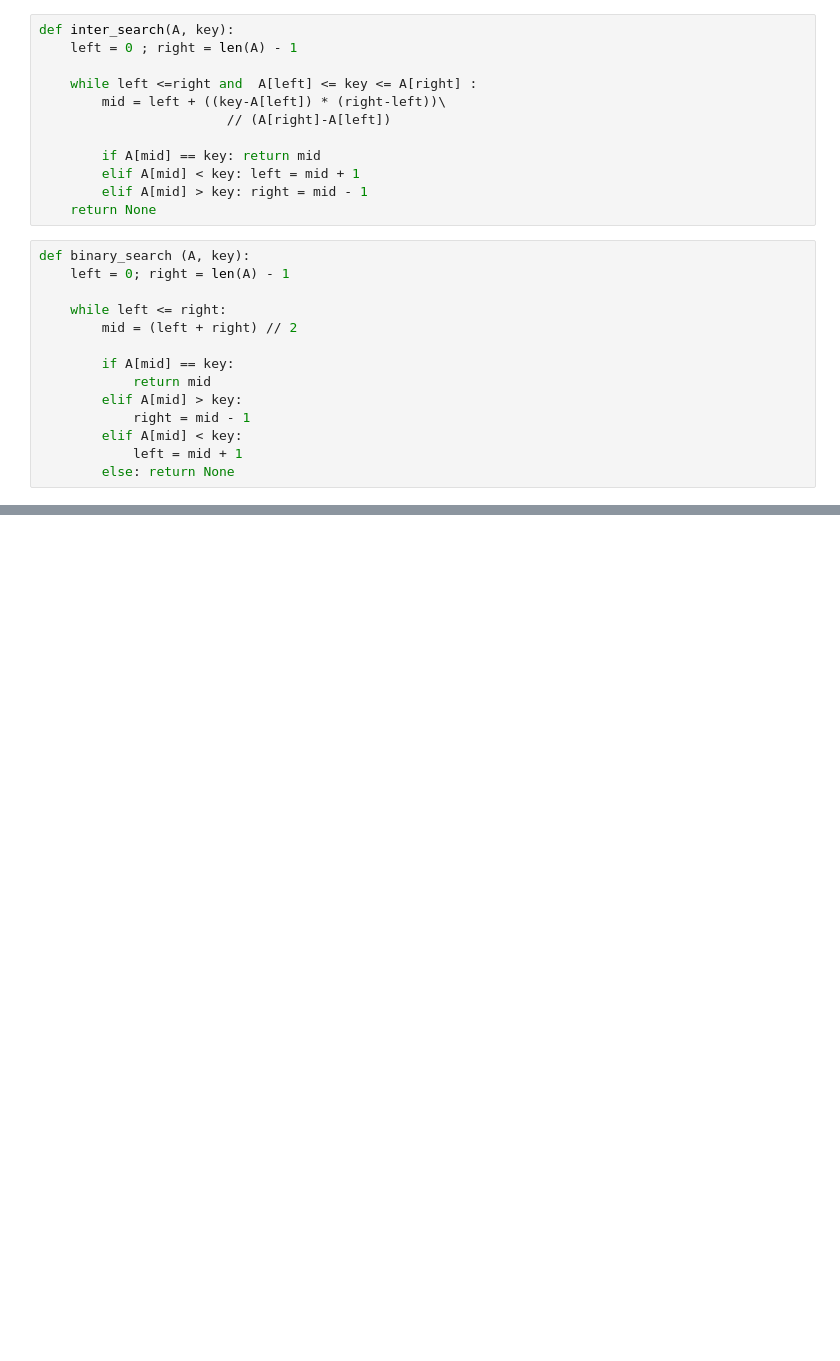
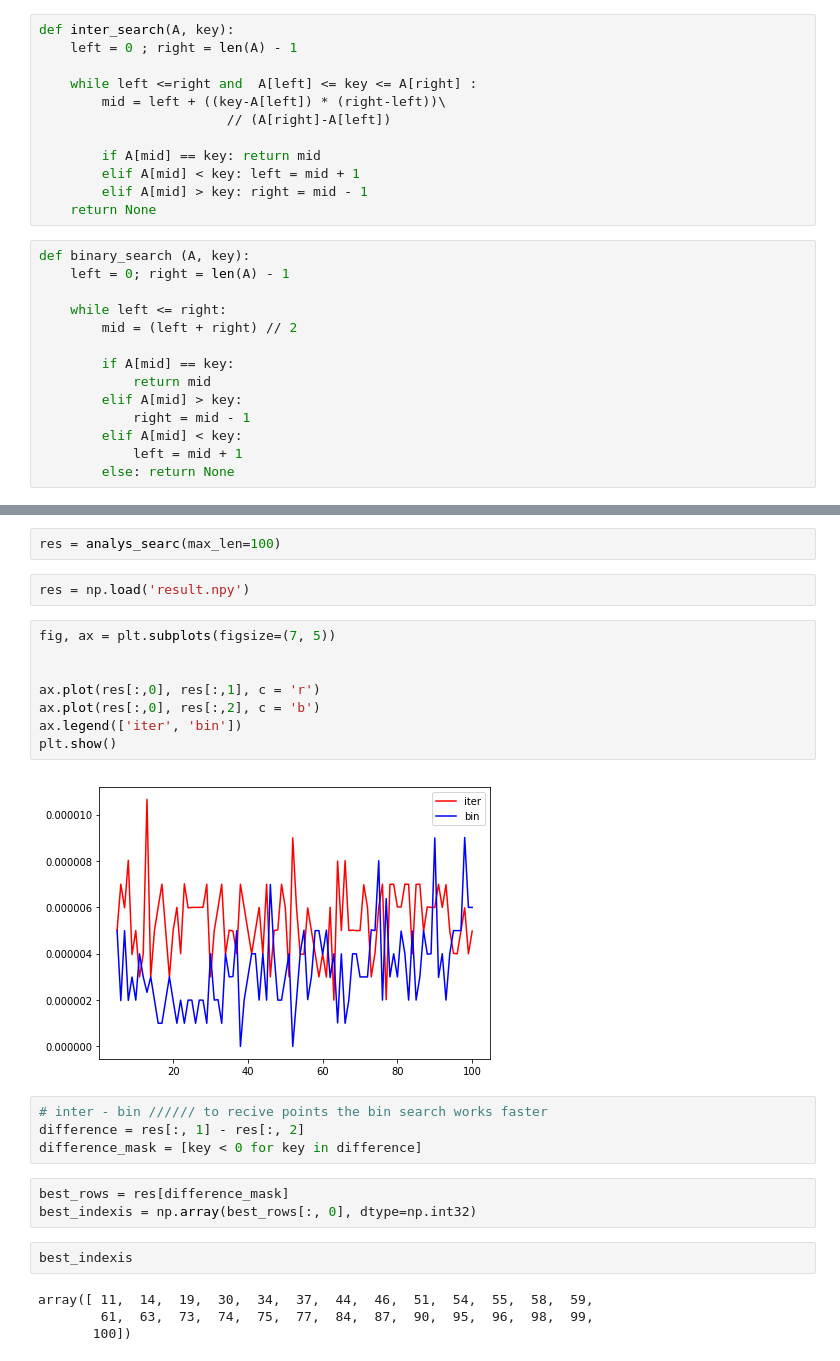
Before and after one commit to IgorHoholko/Algorithms, a Jupyter notebook: lab_2_1/Untitled.ipynb, the cells around one changed output, grey strips where cells are left out. Cells and saved outputs as stored; diff of their text form; blank space fills up the shorter version.

```diff
--- a/lab_2_1/Untitled.ipynb
+++ b/lab_2_1/Untitled.ipynb
@@ -47,0 +62,27 @@ def analys_searc():
+# %%
+res = analys_searc(max_len=100)
+# %%
+res = np.load('result.npy')
+# %%
+fig, ax = plt.subplots(figsize=(7, 5))
+
+
+ax.plot(res[:,0], res[:,1], c = 'r')
+ax.plot(res[:,0], res[:,2], c = 'b')
+ax.legend(['iter', 'bin'])
+plt.show()
+# %% [output]
+[figure, added]
+# %%
+# inter - bin ////// to recive points the bin search works faster
+difference = res[:, 1] - res[:, 2]
+difference_mask = [key < 0 for key in difference]
+# %%
+best_rows = res[difference_mask]
+best_indexis = np.array(best_rows[:, 0], dtype=np.int32)
+# %%
+best_indexis
+# %% [output]
+array([ 11,  14,  19,  30,  34,  37,  44,  46,  51,  54,  55,  58,  59,
+        61,  63,  73,  74,  75,  77,  84,  87,  90,  95,  96,  98,  99,
+       100])
```
Also changed, not shown: parts of 9 cells of this notebook, 2 other files.
